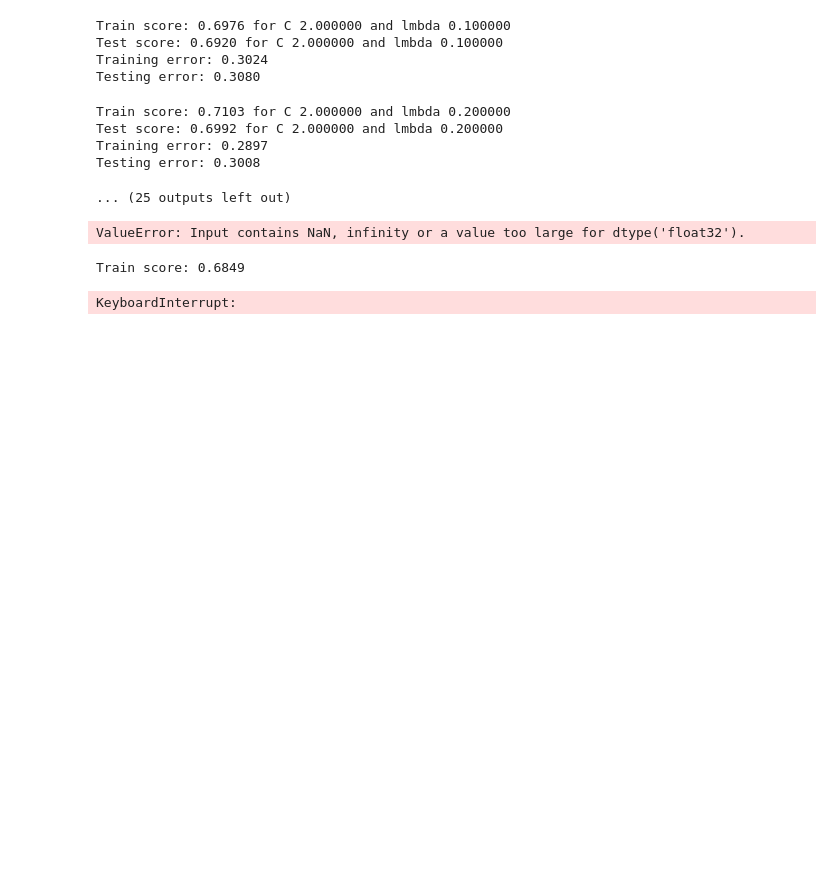
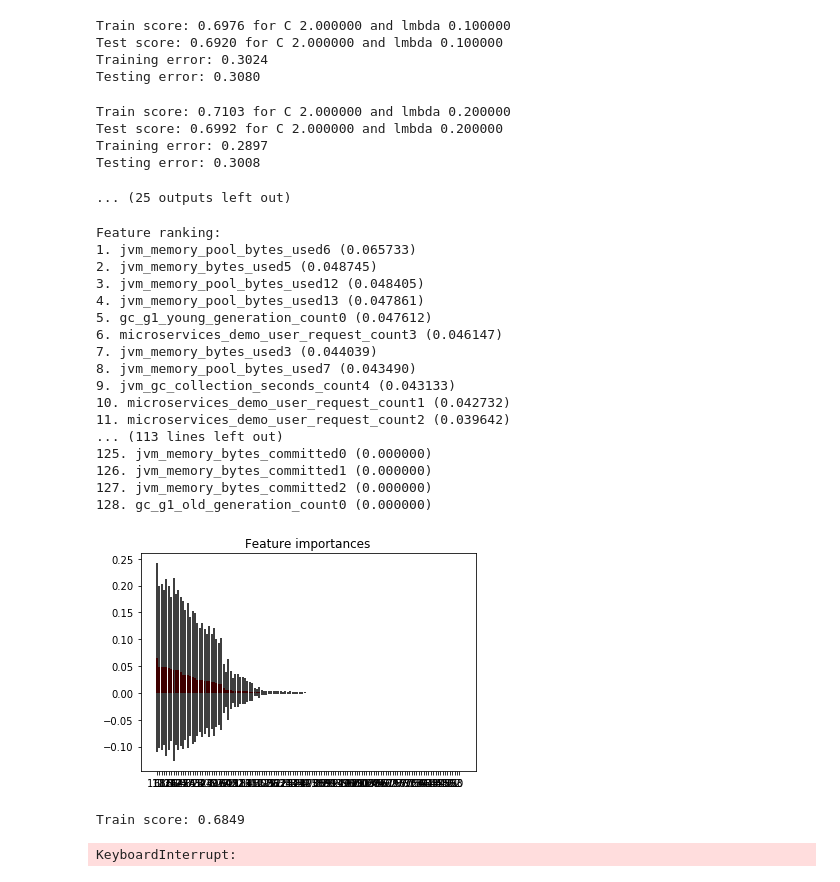
Before and after one commit to kc834/microservices-demo, a Jupyter notebook: train.ipynb, the cells around one changed output. Saved outputs shown, nothing was run; the diff lists cells and outputs as text; code cells hidden in the pictures; blank space fills up the shorter version.

```diff
--- a/train.ipynb
+++ b/train.ipynb
@@ -51,6 +49,7 @@ Y_float = [ make_float(y) for y in Y[ :  ] ]
 
 Y_float = pd.Series( Y_float )
 Y_float = Y_float.dropna()
+Y_float = Y_float.iloc[:-1]
 # %%
 # Make X
 list_of_features = [ "gc_g1_old_generation_count" , "gc_g1_young_generation_count" , "go_gc_duration_seconds" ,
@@ -61,6 +60,7 @@ list_of_features = [ "gc_g1_old_generation_count" , "gc_g1_young_generation_coun
                    "jvm_memory_pool_bytes_max" , "jvm_memory_pool_bytes_used" , "microservices_demo_user_request_count",
                    "nodejs_heap_size_used_bytes"]
 
+final_list_of_features = []
 X = pd.DataFrame()
 for feature in list_of_features:
     df2 = df[ feature ]
@@ -71,10 +71,12 @@ for feature in list_of_features:
             x_feature = feature_array[ : , i ]
             x_feature_float = [ make_float(x) for x in x_feature[ : ] ]
             X[ feature + str( i ) ] = x_feature_float
+            final_list_of_features.append( feature + str( i ) )
     else:
         x_feature = feature_array
         x_feature_float = [ make_float(x) for x in x_feature[ : ] ]
         X[ feature + str( i ) ] = x_feature_float
+        final_list_of_features.append( feature + str( i ) )
 
 X.dtypes
 X.astype(float)
@@ -83,3 +85,4 @@ X.astype(float)
 X = X.dropna()
 # imp = SimpleImputer(missing_values=np.nan, strategy='mean')
 # imp.fit_transform(X)
+X
@@ -91,6 +108,11 @@ X_train = scaler.fit_transform(X_train)
 X_test = scaler.fit_transform( X_test )
 # %% [markdown]
 # DO NOT USE FOR 5710 BELOW THIS LINE
+# %%
+y_train = y_train - np.mean(y_train) > 0
+y_train = np.array( y_train , dtype = np.int )
+y_test = y_test - np.mean(y_test) > 0
+y_test = np.array( y_test , dtype = np.int )
 # %%
 clf = LogisticRegression(C=1,
                          multi_class='multinomial',
@@ -107,8 +130,8 @@ ValueError: Unknown label type: 'continuous'
 # %%
 clf = SVC(kernel = 'rbf' , C = 100 , gamma = 100)
 # Train the classifier
-clf.fit(x_train, y_train.flatten())
-score = clf.score(x_train , y_train)
+clf.fit(X_train, y_train.flatten())
+score = clf.score(X_train , y_train)
 print("Test score with L1 penalty: %.4f" % score)
-score = clf.score(x_val, y_val.flatten())
+# score = clf.score(x_val, y_val.flatten())
 print("Test score with L1 penalty: %.4f" % score)
@@ -256,41 +282,58 @@ from sklearn.datasets import make_classification
 from sklearn.ensemble import ExtraTreesClassifier
 
 # Build a classification task using 3 informative features
-X, y = make_classification(n_samples=10000,
-                           n_features=14,
+X, y = make_classification(n_samples=127,
+                           n_features=128,
                            n_informative=4,
                            n_redundant=0,
                            n_repeated=0,
                            n_classes=2,
                            random_state=0,
                            shuffle=False)
 
 # Build a forest and compute the feature importances
 forest = ExtraTreesClassifier(n_estimators=250,
                               random_state=0)
 
 forest.fit(X_train , y_train)
 importances = forest.feature_importances_
 std = np.std([tree.feature_importances_ for tree in forest.estimators_],
              axis=0)
 indices = np.argsort(importances)[::-1]
 
 # Print the feature ranking
 print("Feature ranking:")
 
 for f in range(X.shape[1]):
-    print("%d. feature %d (%f)" % (f + 1, indices[f], importances[indices[f]]))
+    print("%d. %s (%f)" % (f + 1, final_list_of_features[indices[f]] , importances[indices[f]] ))
 
 # Plot the feature importances of the forest
 plt.figure()
 plt.title("Feature importances")
 plt.bar(range(X.shape[1]), importances[indices],
        color="r", yerr=std[indices], align="center")
 plt.xticks(range(X.shape[1]), indices)
-plt.xlim([-1, X.shape[1]])
+# plt.xlim([-1, X.shape[1]])
 plt.show()
 # %% [output]
-ValueError: Input contains NaN, infinity or a value too large for dtype('float32').
+Feature ranking:
+1. jvm_memory_pool_bytes_used6 (0.065733)
+2. jvm_memory_bytes_used5 (0.048745)
+3. jvm_memory_pool_bytes_used12 (0.048405)
+4. jvm_memory_pool_bytes_used13 (0.047861)
+5. gc_g1_young_generation_count0 (0.047612)
+6. microservices_demo_user_request_count3 (0.046147)
+7. jvm_memory_bytes_used3 (0.044039)
+8. jvm_memory_pool_bytes_used7 (0.043490)
+9. jvm_gc_collection_seconds_count4 (0.043133)
+10. microservices_demo_user_request_count1 (0.042732)
+11. microservices_demo_user_request_count2 (0.039642)
+... (113 lines left out)
+125. jvm_memory_bytes_committed0 (0.000000)
+126. jvm_memory_bytes_committed1 (0.000000)
+127. jvm_memory_bytes_committed2 (0.000000)
+128. gc_g1_old_generation_count0 (0.000000)
+[figure, added]
 # %%
 # EVI, NDVI , ARVI, Mean_R , Mean_G, Mean_B , Mean_H , Mean_S, Mean_V , Mean_NIR , Std_NIR
 # plt.figure()
```
Also changed, not shown: parts of 5 cells of this notebook.
